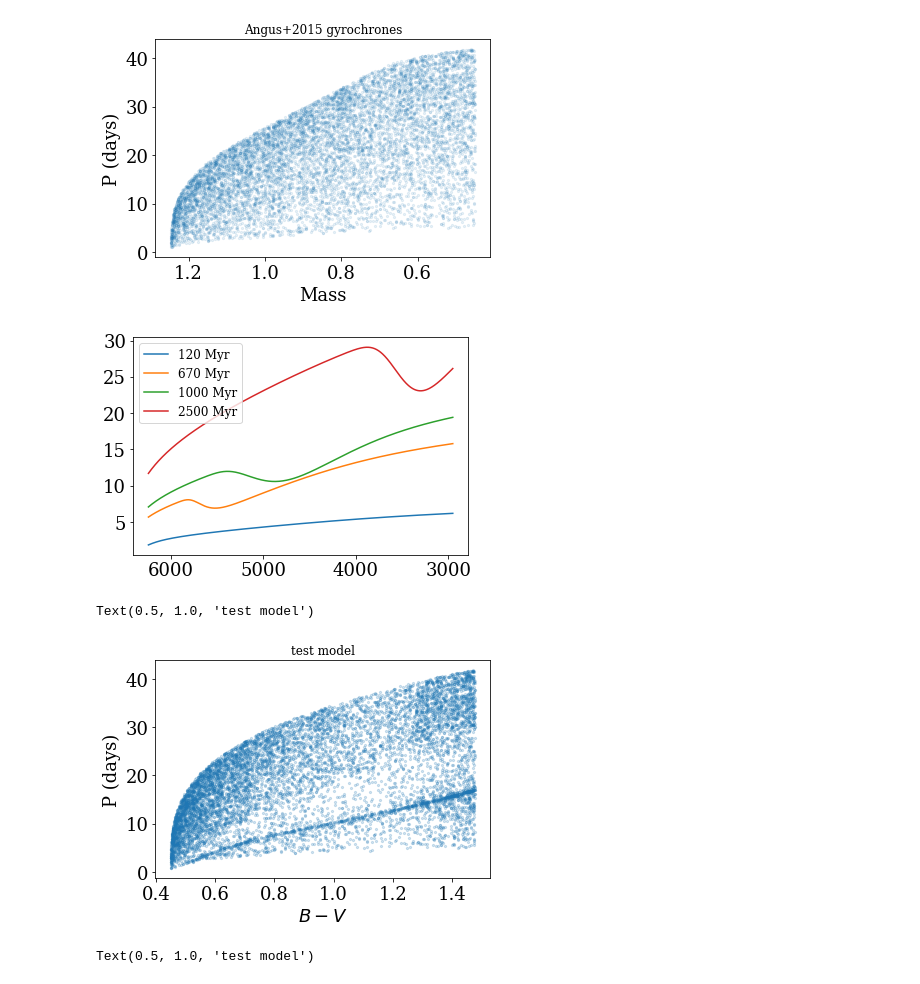
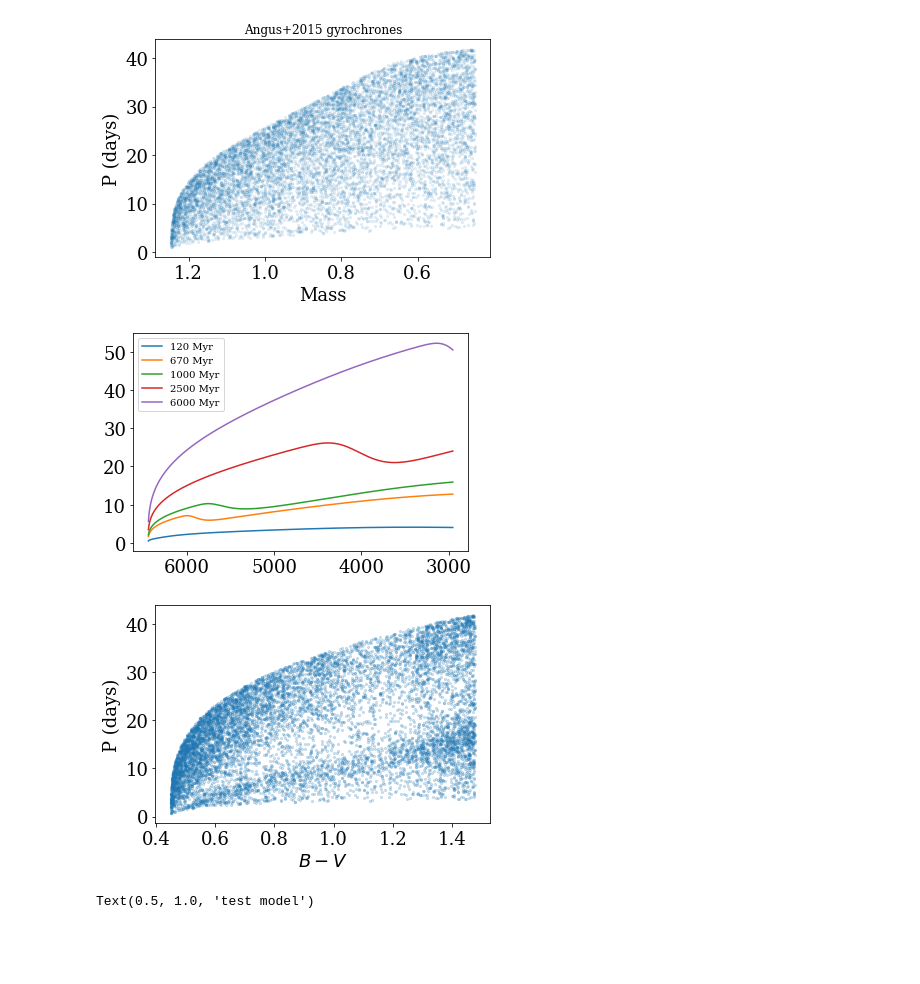
Before and after one commit to jradavenport/stall-down, a Jupyter notebook: code/SL20.ipynb, the cells around one changed output. Cells and saved outputs as stored; diff of their text form; code cells hidden in the pictures; blank space fills up the shorter version.

Commit message:
playing with the model more

```diff
--- a/code/SL20.ipynb
+++ b/code/SL20.ipynb
@@ -318,29 +318,31 @@ def stalldown(BV, age, Ro1=0.4, Ro2=0.6, skw=-20, samp=0.5,
     else:
         return Angus2015(BV, age) + dP
 # %%
+Ro1, Ro2, skw, samp = 0.5, .9, -3, 0.5
+
 # lets make some fake clusters, see how it looks
+bv_c = np.linspace(0.451, 1.9, 1000)
+age_c = [120, 670, 1000, 2500, 6000]
 
-bv_c = np.linspace(0.5, 1.9, 1000)
-age_c = [120, 670, 1000, 2500]
 for k in range(len(age_c)):
     plt.plot(bv2teff(bv_c), stalldown(bv_c, age_c[k],
-                                Ro1=0.5, Ro2=0.7, skw=-2, samp=.8),
+                                Ro1=Ro1, Ro2=Ro2, skw=skw, samp=samp),
                 label=str(age_c[k])+' Myr')
-plt.legend(fontsize=12)
+plt.legend(fontsize=10)
 plt.gca().invert_xaxis()
+plt.savefig('fake_clusters.jpg', dpi=150, bbox_inches='tight', pad_inches=0.25)
+
+
+plt.figure()
+plt.scatter(BVnew, stalldown(BVnew, xxnew.flatten()[Rind] * 1e3,
+                             Ro1=Ro1, Ro2=Ro2, skw=skw, samp=samp),
+            alpha=.2,s=5);
+plt.xlabel('$B-V$')
+plt.ylabel('P (days)')
+plt.savefig('fake_field.jpg', dpi=150, bbox_inches='tight', pad_inches=0.25)
 # %% [output]
-[figure, old version]
+[figure, new version]
+[figure, added]
-# %%
-# the fake field stars
-plt.scatter(BVnew, stalldown(BVnew, xxnew.flatten()[Rind] * 1e3,
-                             Ro1=0.5, Ro2=0.7, skw=-2, samp=.8),
-            alpha=.2,s=5);
-plt.xlabel('$B-V$')
-plt.ylabel('P (days)')
-plt.title('test model',fontsize=12)
-# %% [output]
-Text(0.5, 1.0, 'test model')
-[figure, removed]
 # %%
 plt.scatter(BVnew, new_rot.flatten()[Rind], alpha=0.2, s=5)
 plt.ylabel('P (days)')
```
Also changed, not shown: 1 other file.
